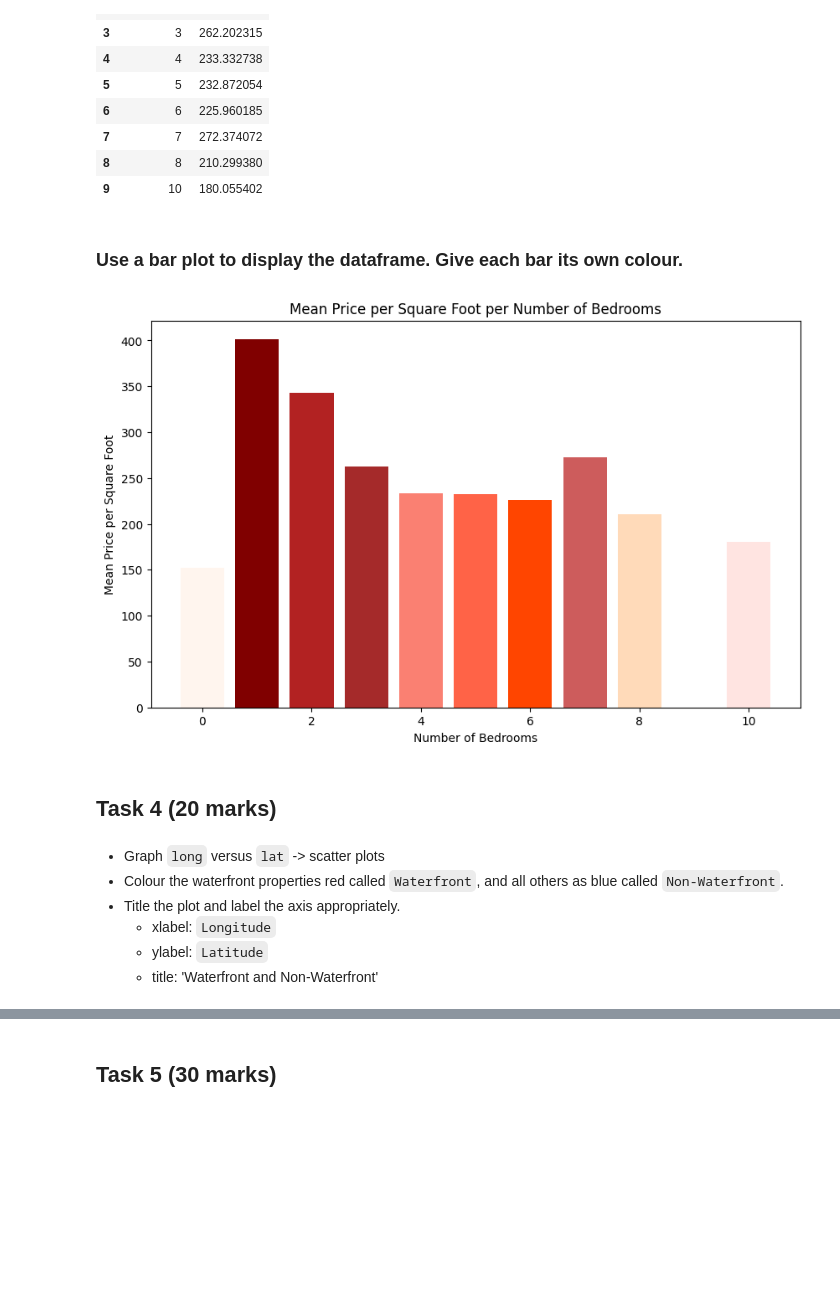
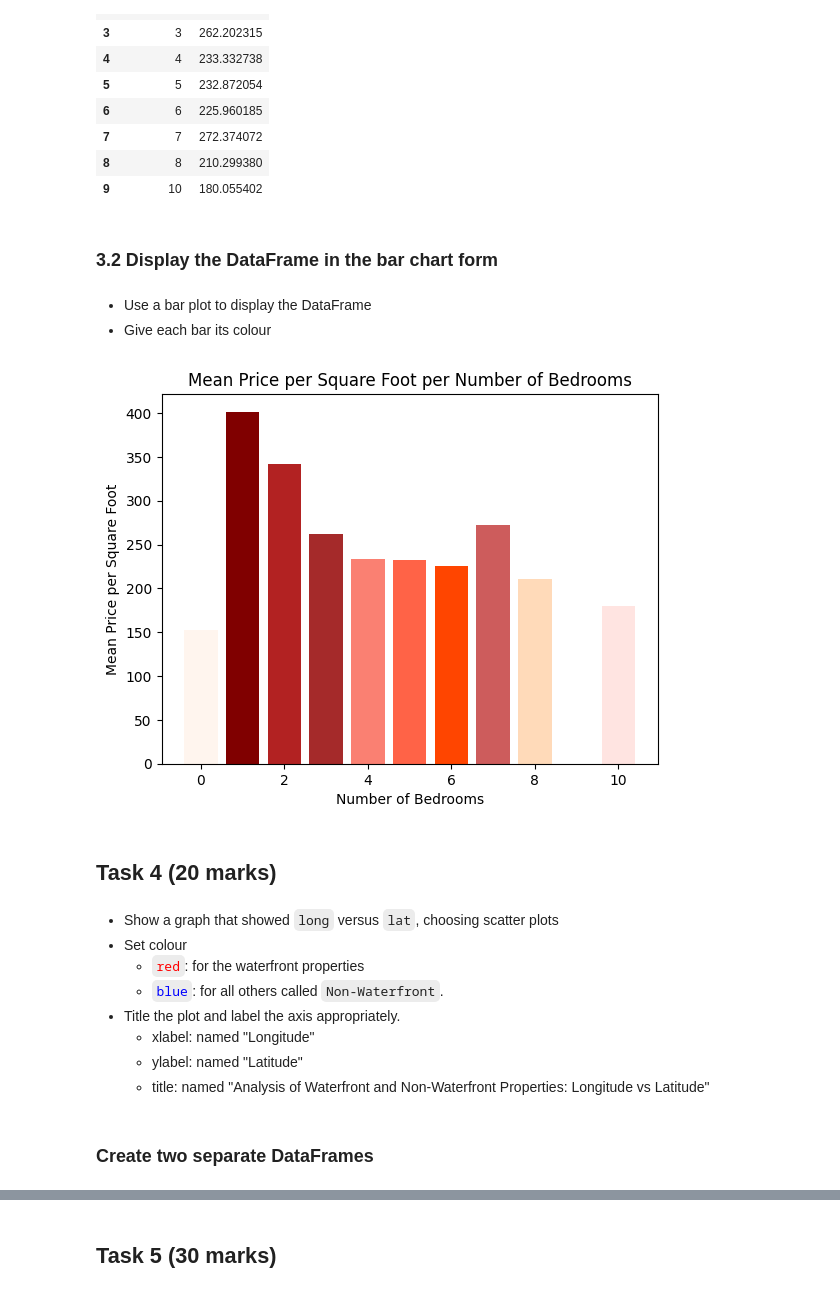
Before and after one commit to patorsiang/COMP8270-Programming-for-Artificial-Intelligence, a Jupyter notebook: assessment/4/index.ipynb, the cells around one changed output, grey strips where cells are left out. Cells and saved outputs as stored; diff of their text form; code cells hidden in the pictures; blank space fills up the shorter version.

```diff
--- a/assessment/4/index.ipynb
+++ b/assessment/4/index.ipynb
@@ -81,23 +89,29 @@ mean_price_bedrooms_df
 | 7 | 7 | 272.374072 |
 | 8 | 8 | 210.299380 |
 | 9 | 10 | 180.055402 |
+# %% [markdown]
+### 3.2 Display the DataFrame in the bar chart form
 # %% [markdown]
-### Use a bar plot to display the dataframe. Give each bar its own colour.
+- Use a bar plot to display the DataFrame
+- Give each bar its colour
 # %%
-plt.figure(figsize=(10, 6))
 plt.bar(mean_price_bedrooms_df["bedrooms"], mean_price_bedrooms_df["mean_price"], color=["seashell", "maroon", "firebrick", "brown", "salmon", "tomato", "orangered", "indianred", "peachpuff", "mistyrose"])
 plt.xlabel("Number of Bedrooms")
 plt.ylabel("Mean Price per Square Foot")
 plt.title("Mean Price per Square Foot per Number of Bedrooms")
 plt.show()
 # %% [output]
-[figure, old version]
+[figure, new version]
 # %% [markdown]
 ## Task 4 (20 marks)
 # %% [markdown]
-- Graph `long` versus `lat` -> scatter plots
-- Colour the waterfront properties red called `Waterfront`, and all others as blue called `Non-Waterfront`.
+- Show a graph that showed `long` versus `lat`, choosing scatter plots
+- Set colour
+    - <code style="color : red">red</code>: for the waterfront properties
+    - <code style="color : blue">blue</code>: for all others called `Non-Waterfront`.
 - Title the plot and label the axis appropriately.
-  - xlabel: `Longitude`
-  - ylabel: `Latitude`
-  - title: 'Waterfront and Non-Waterfront'
+  - xlabel: named "Longitude"
+  - ylabel: named "Latitude"
+  - title: named "Analysis of Waterfront and Non-Waterfront Properties: Longitude vs Latitude"
+# %% [markdown]
+### Create two separate DataFrames
```
Also changed, not shown: parts of 22 cells of this notebook, 1 other file.
